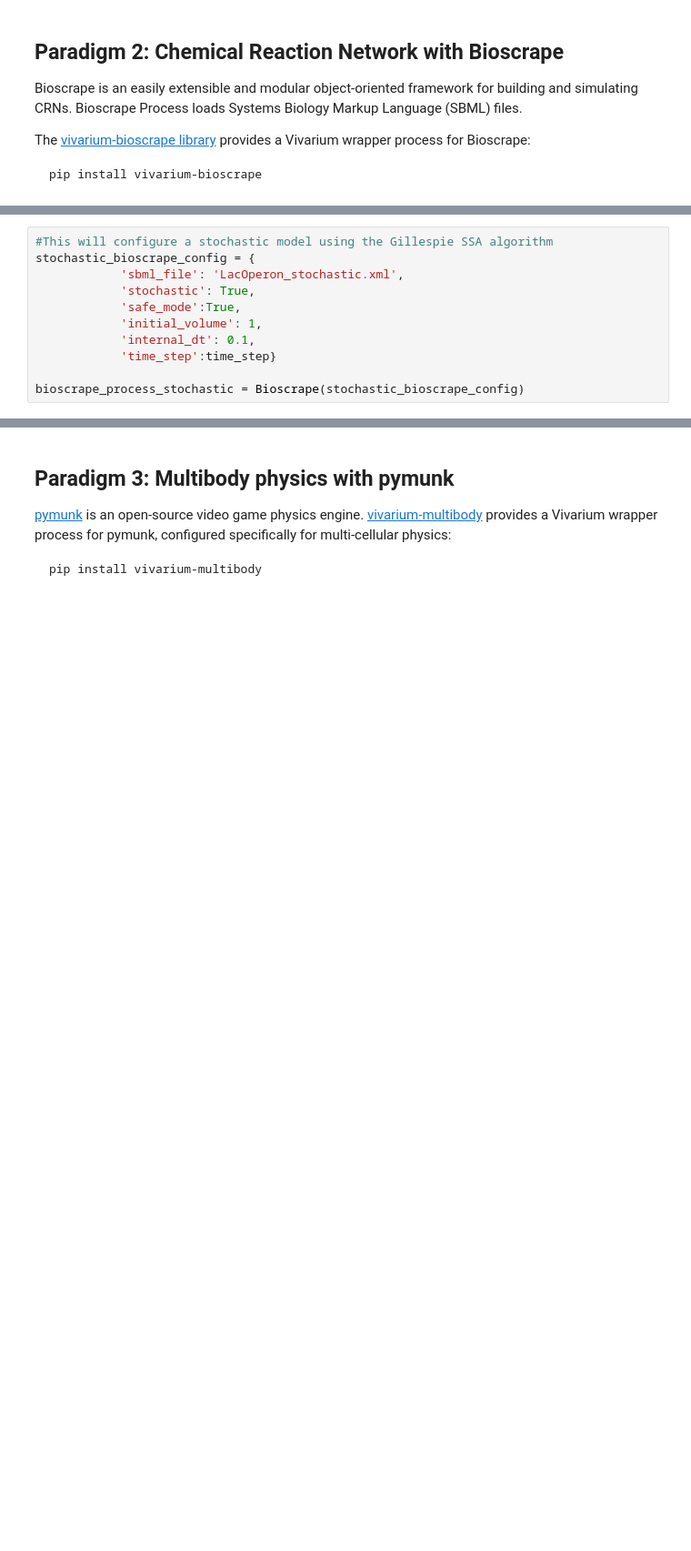
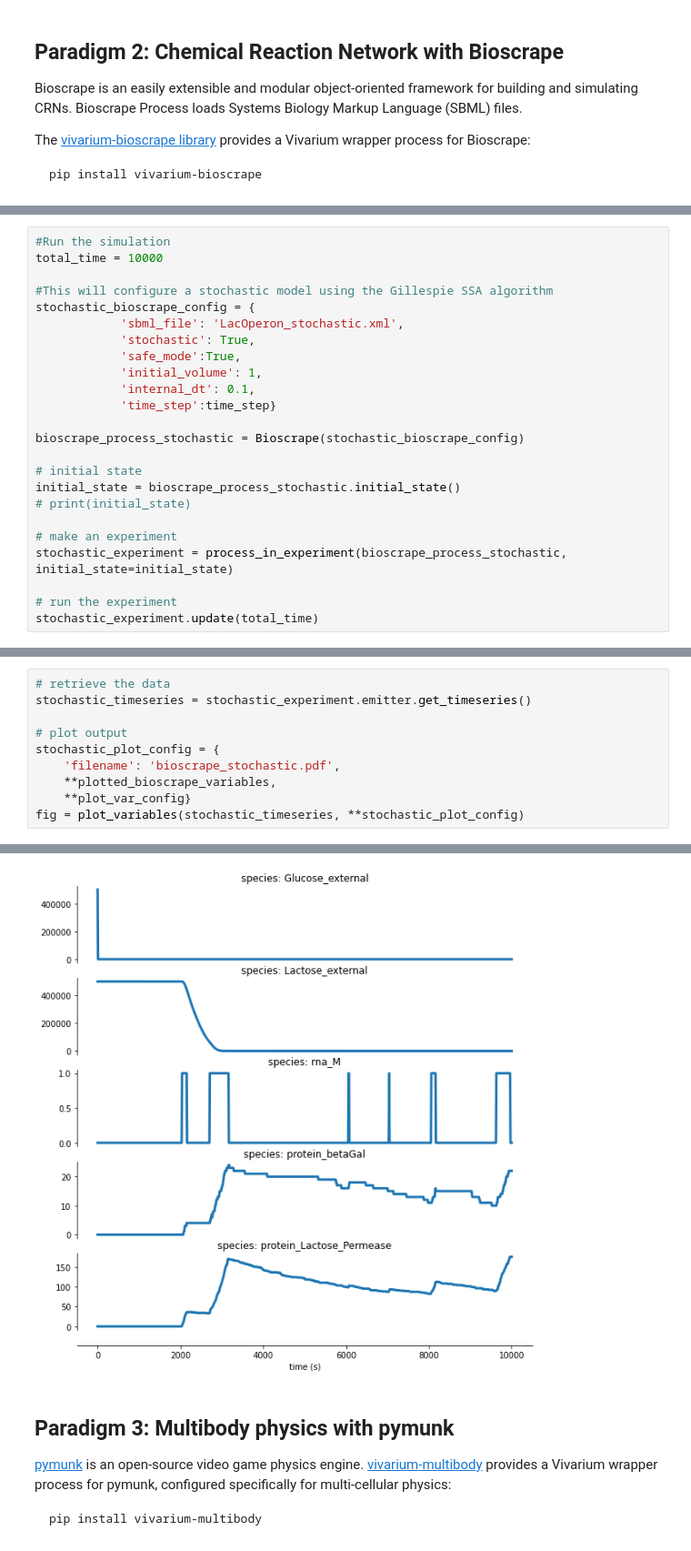
Before and after one commit to vivarium-collective/vivarium-notebooks, a Jupyter notebook: lac_operon/bioscrape-cobra-stochastic-refactoring.ipynb, the cells around one changed output, grey strips where cells are left out. Shown at 91% size. Drawn from its saved outputs; the diff is of its cells as text; blank space fills up the shorter version.

```diff
--- a/lac_operon/bioscrape-cobra-stochastic-refactoring.ipynb
+++ b/lac_operon/bioscrape-cobra-stochastic-refactoring.ipynb
@@ -221,4 +252,7 @@ fig = plot_simulation_output(bioscrape_timeseries_deterministic)
 # %%
+#Run the simulation
+total_time = 10000
+
 #This will configure a stochastic model using the Gillespie SSA algorithm
 stochastic_bioscrape_config = {
             'sbml_file': 'LacOperon_stochastic.xml',
@@ -229,3 +263,13 @@ stochastic_bioscrape_config = {
             'time_step':time_step}
 
 bioscrape_process_stochastic = Bioscrape(stochastic_bioscrape_config)
+
+# initial state
+initial_state = bioscrape_process_stochastic.initial_state()
+# print(initial_state)
+
+# make an experiment
+stochastic_experiment = process_in_experiment(bioscrape_process_stochastic, initial_state=initial_state)
+
+# run the experiment
+stochastic_experiment.update(total_time)
@@ -270,0 +296,11 @@ fig = plot_simulation_output(bioscrape_timeseries_stochastic)
+# %%
+# retrieve the data
+stochastic_timeseries = stochastic_experiment.emitter.get_timeseries()
+
+# plot output
+stochastic_plot_config = {
+    'filename': 'bioscrape_stochastic.pdf',
+    **plotted_bioscrape_variables,
+    **plot_var_config}
+fig = plot_variables(stochastic_timeseries, **stochastic_plot_config)
+# %% [output]
@@ -271,3 +308,4 @@ fig = plot_simulation_output(bioscrape_timeseries_stochastic)
+[figure, added]
 # %% [markdown]
 ## **Paradigm 3**: Multibody physics with pymunk
 [pymunk](multibody) is an open-source video game physics engine.
```
Also changed, not shown: parts of 37 cells of this notebook.
